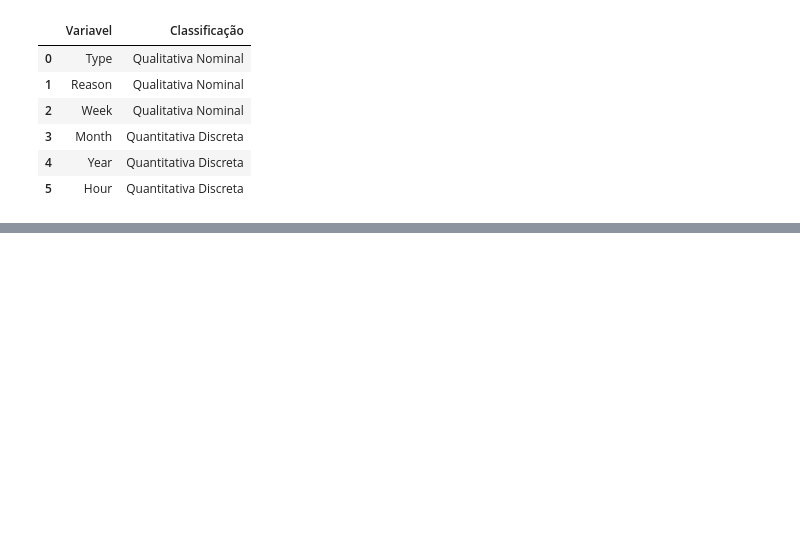
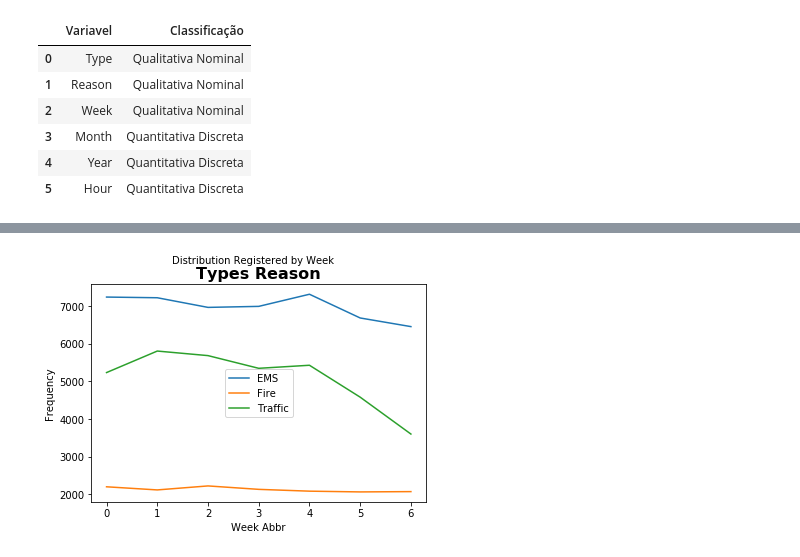
Before and after one commit to aabrantes/datascience, a Jupyter notebook: Trabalho_Apresentação.ipynb, the cells around one changed output, grey strips where cells are left out. Cells and saved outputs as stored; diff of their text form; code cells hidden in the pictures; blank space fills up the shorter version.

```diff
--- a/Trabalho_Apresentação.ipynb
+++ b/Trabalho_Apresentação.ipynb
@@ -119,0 +125,19 @@ histogramColors(data = df['Hour'],
+# %%
+#tratando as variaveis por week
+X = df[df['Type'] == 'EMS'].groupby(['Week']).size()
+Y = df[df['Type'] == 'Fire'].groupby(['Week']).size()
+Z = df[df['Type'] == 'Traffic'].groupby(['Week']).size()
+
+plt.plot(X, label="EMS")
+plt.plot(Y, label="Fire")
+plt.plot(Z, label="Traffic")
+
+plt.legend(loc='best')
+
+plt.title("Types Reason", fontsize=16, fontweight='bold')
+plt.suptitle("Distribution Registered by Week", fontsize=10)
+plt.xlabel("Week Abbr")
+plt.ylabel("Frequency")
+plt.show()
+# %% [output]
+[figure, added]
```
Also changed, not shown: parts of 4 cells of this notebook.
